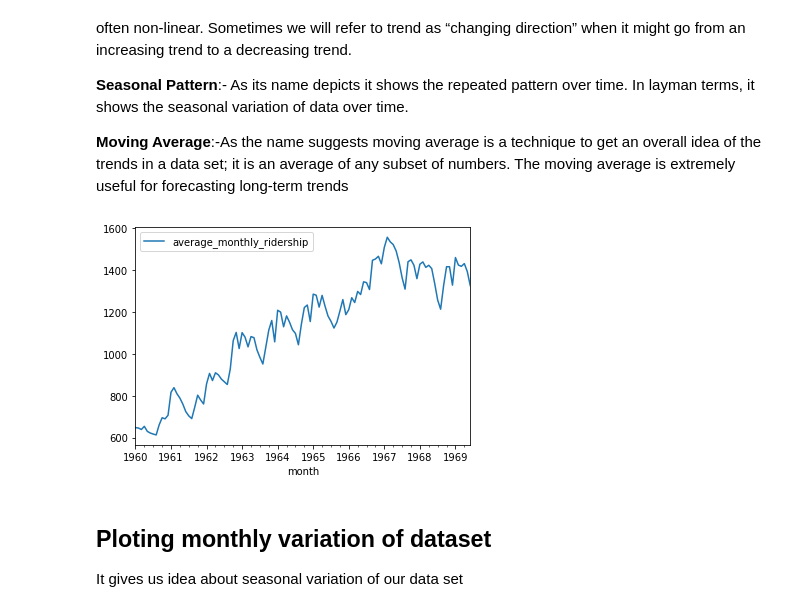
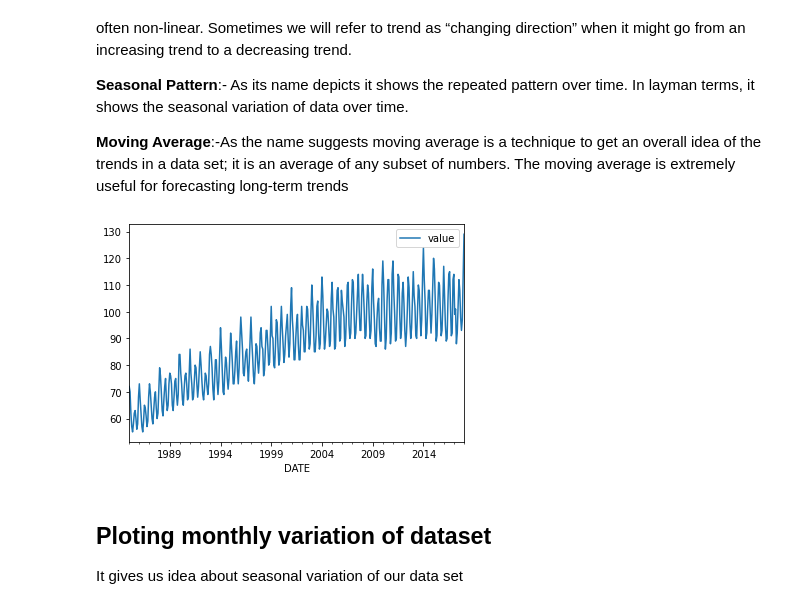
Before and after one commit to Naveen-004/Python-for-DataScience, a Jupyter notebook: ML/Time-series-analysis- Assignment 11.ipynb, the cells around one changed output. Cells and saved outputs as stored; diff of their text form; code cells hidden in the pictures.

```diff
--- a/ML/Time-series-analysis- Assignment 11.ipynb
+++ b/ML/Time-series-analysis- Assignment 11.ipynb
@@ -24,4 +24,4 @@ import seaborn as sns
 # Importing Dataset
 # %%
 # Reading the data
-df = pd.read_csv('DataFrames/Electric_Production.csv')
+df = pd.read_csv('Electric_Production.csv')
@@ -66,4 +68,4 @@ df.describe()
 # %%
-df.columns = ["month", "average_monthly_ridership"]
+df.columns = ["DATE", "value"]
 df.head()
 # %% [output]
@@ -124,9 +129,9 @@ Changing data type of both the column
 * Assign int to `monthly_ridership_data` column
 * Assign datetime to `month` column
 # %%
-df['average_monthly_ridership'] = df['average_monthly_ridership'].astype(np.int32)
+df['value'] = df['value'].astype(np.int32)
 # %%
-df['month'] = pd.to_datetime(df['month'], format = '%Y-%m')
+df['DATE'] = pd.to_datetime(df['DATE'],)
 # %%
 df.dtypes
 # %% [output]
@@ -146,11 +151,11 @@ dtype: object
 # %%
 # Normal line plot so that we can see data variation
 # We can observe that average number of riders is increasing most of the time
 # We'll later see decomposed analysis of that curve
-df.plot.line(x = 'month', y = 'average_monthly_ridership')
+df.plot.line(x = 'DATE', y = 'value')
 plt.show()
 # %% [output]
-[figure, old version]
+[figure, new version]
 # %% [markdown]
 ## Ploting monthly variation of dataset
 It gives us idea about seasonal variation of our data set
```
Also changed, not shown: parts of 27 cells of this notebook, 4 other files.
